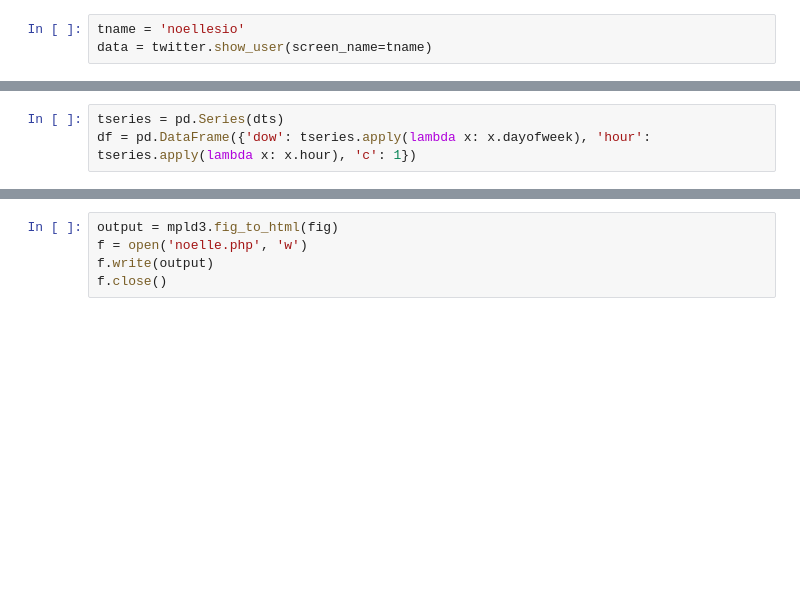
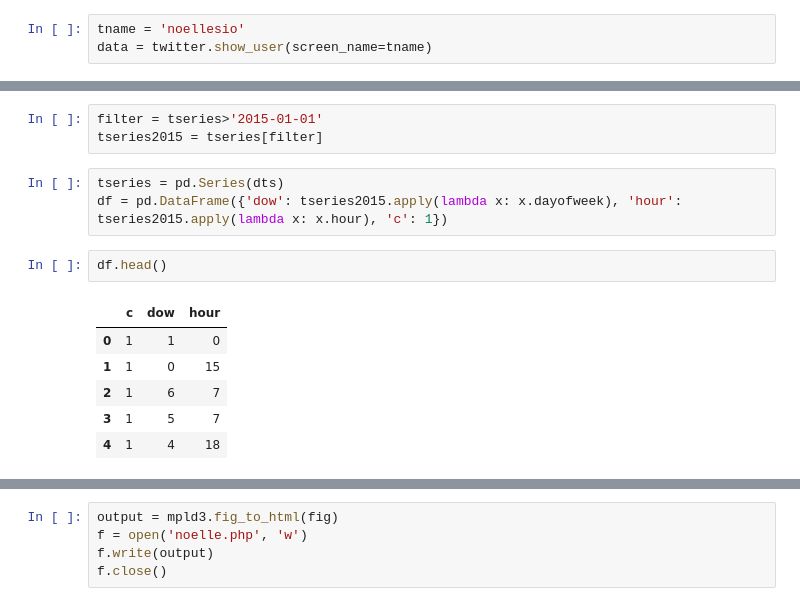
Before and after one commit to data-skeptic/dataskeptic, a Jupyter notebook: www/bf/guest-visuals/noelle/noelle-saldana.ipynb, the cells around one changed output, grey strips where cells are left out. Saved outputs shown, nothing was run; the diff lists cells and outputs as text; blank space fills up the shorter version.

```diff
--- a/www/bf/guest-visuals/noelle/noelle-saldana.ipynb
+++ b/www/bf/guest-visuals/noelle/noelle-saldana.ipynb
@@ -47,7 +47,19 @@ while len(tweets) > 0:
 1790402056
+# %%
+filter = tseries>'2015-01-01'
+tseries2015 = tseries[filter]
 # %%
 tseries = pd.Series(dts)
-df = pd.DataFrame({'dow': tseries.apply(lambda x: x.dayofweek), 'hour': tseries.apply(lambda x: x.hour), 'c': 1})
+df = pd.DataFrame({'dow': tseries2015.apply(lambda x: x.dayofweek), 'hour': tseries2015.apply(lambda x: x.hour), 'c': 1})
+# %%
+df.head()
+# %% [output]
+|  | c | dow | hour |
+| 0 | 1 | 1 | 0 |
+| 1 | 1 | 0 | 15 |
+| 2 | 1 | 6 | 7 |
+| 3 | 1 | 5 | 7 |
+| 4 | 1 | 4 | 18 |
 # %%
 gb = pd.DataFrame(df.groupby(['dow', 'hour'])['c'].sum())
 gb.reset_index(inplace=True)
```
Also changed, not shown: parts of 2 cells of this notebook, 1 other file.
